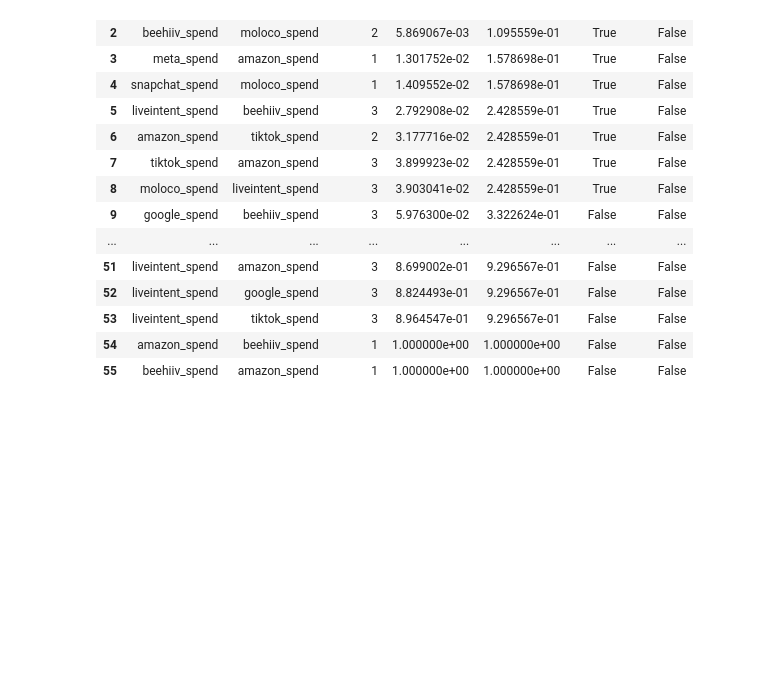
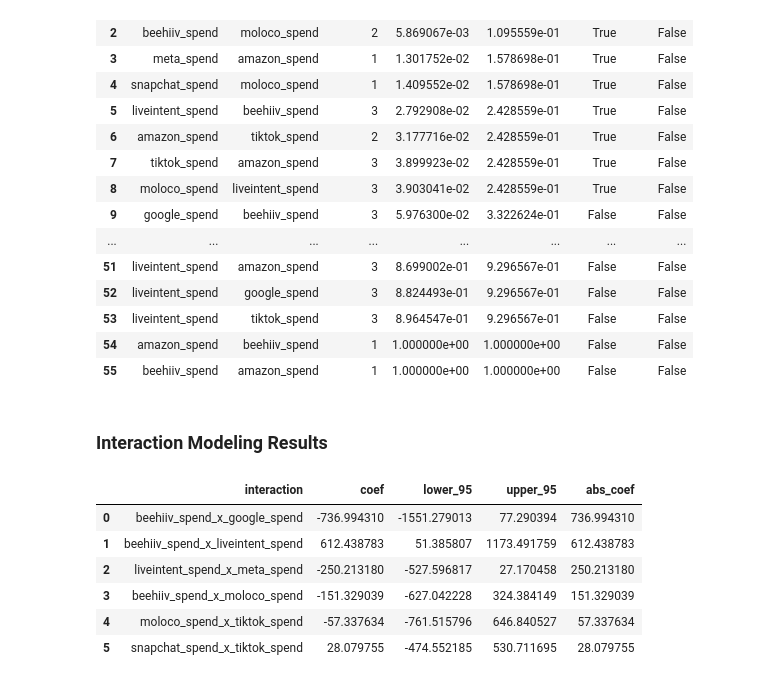
Before and after one commit to pstat197/BlueAlpha3-Synergy-Analysis, a Jupyter notebook: results/interaction_strength_results.ipynb, the cells around one changed output. Cells and saved outputs as stored; diff of their text form; code cells hidden in the pictures; blank space fills up the shorter version.

```diff
--- a/results/interaction_strength_results.ipynb
+++ b/results/interaction_strength_results.ipynb
@@ -57,3 +57,21 @@ granger_casuality_summary
 | 53 | liveintent_spend | tiktok_spend | 3 | 8.964547e-01 | 9.296567e-01 | False | False |
 | 54 | amazon_spend | beehiiv_spend | 1 | 1.000000e+00 | 1.000000e+00 | False | False |
 | 55 | beehiiv_spend | amazon_spend | 1 | 1.000000e+00 | 1.000000e+00 | False | False |
+# %% [markdown]
+### Interaction Modeling Results
+# %%
+import pandas as pd
+from IPython.display import Image
+
+interaction_results = pd.read_csv("../interaction_strength_figs/interaction_effects.csv")
+partial_r2_results = pd.read_csv("../interaction_strength_figs/interaction_partial_r2.csv")
+# %%
+interaction_results
+# %% [output]
+|  | interaction | coef | lower_95 | upper_95 | abs_coef |
+| 0 | beehiiv_spend_x_google_spend | -736.994310 | -1551.279013 | 77.290394 | 736.994310 |
+| 1 | beehiiv_spend_x_liveintent_spend | 612.438783 | 51.385807 | 1173.491759 | 612.438783 |
+| 2 | liveintent_spend_x_meta_spend | -250.213180 | -527.596817 | 27.170458 | 250.213180 |
+| 3 | beehiiv_spend_x_moloco_spend | -151.329039 | -627.042228 | 324.384149 | 151.329039 |
+| 4 | moloco_spend_x_tiktok_spend | -57.337634 | -761.515796 | 646.840527 | 57.337634 |
+| 5 | snapchat_spend_x_tiktok_spend | 28.079755 | -474.552185 | 530.711695 | 28.079755 |
```
Also changed, not shown: parts of 3 cells of this notebook, 1 other file.
